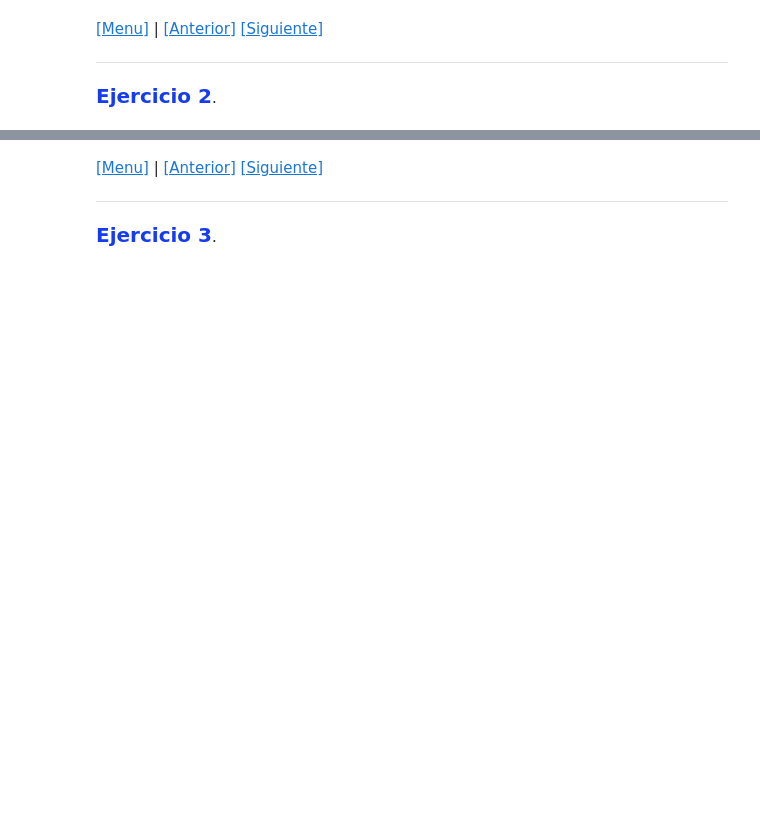
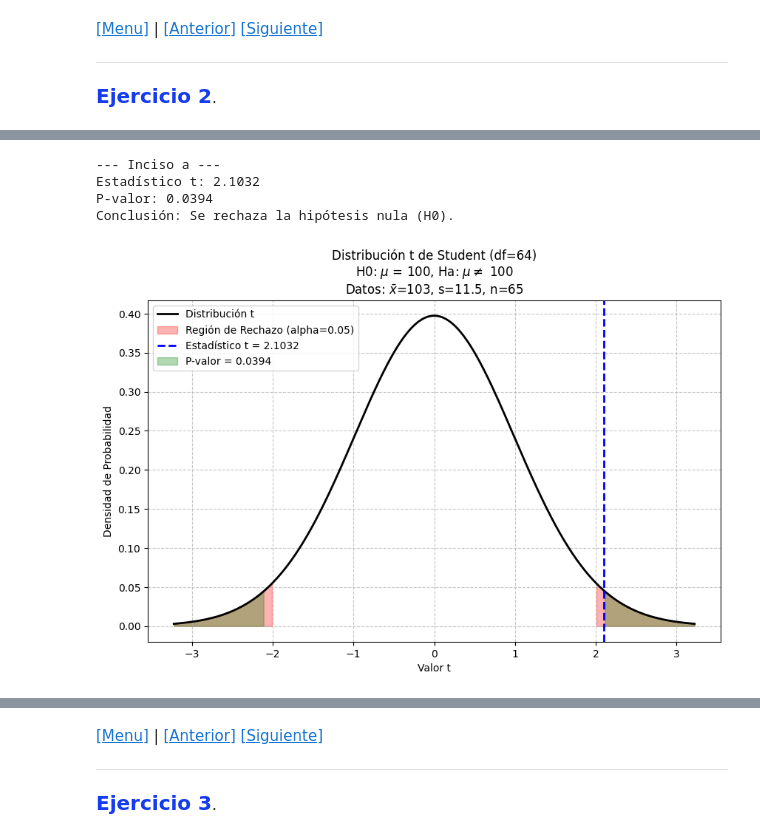
Before and after one commit to melaniesantiago/Ejercicios, a Jupyter notebook: ejercicios-t-student.ipynb, the cells around one changed output, grey strips where cells are left out. Cells and saved outputs as stored; diff of their text form; code cells hidden in the pictures; blank space fills up the shorter version.

```diff
--- a/ejercicios-t-student.ipynb
+++ b/ejercicios-t-student.ipynb
@@ -41,0 +302,25 @@ Aquí el código
+# %%
+# --- Código que resuelve el inciso a ---
+n_a = 65
+mu_nula_a = 100
+alpha_a = 0.05
+media_muestral_a = 103
+desviacion_estandar_muestral_a = 11.5
+
+t_a, p_valor_a, conclusion_a, df_a = realizar_prueba_t_dos_colas(
+    media_muestral_a, desviacion_estandar_muestral_a, n_a, mu_nula_a, alpha_a
+)
+
+print(f"--- Inciso a ---")
+print(f"Estadístico t: {t_a:.4f}")
+print(f"P-valor: {p_valor_a:.4f}")
+print(f"Conclusión: {conclusion_a}")
+
+# --- Código que grafica o interpreta el resultado del inciso a ---
+graficar_distribucion_t(t_a, df_a, p_valor_a, alpha_a, mu_nula_a, media_muestral_a, desviacion_estandar_muestral_a, n_a)
+# %% [output]
+--- Inciso a ---
+Estadístico t: 2.1032
+P-valor: 0.0394
+Conclusión: Se rechaza la hipótesis nula (H0).
+[figure, added]
```
Also changed, not shown: parts of 16 cells of this notebook.
